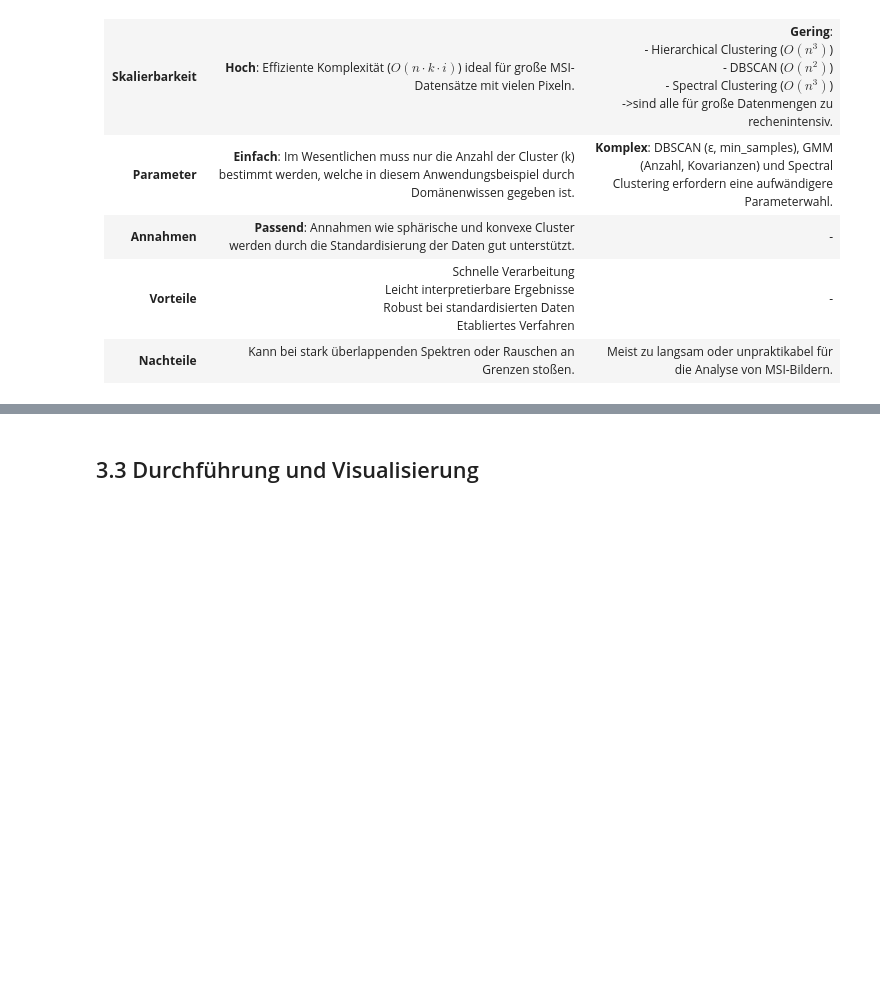
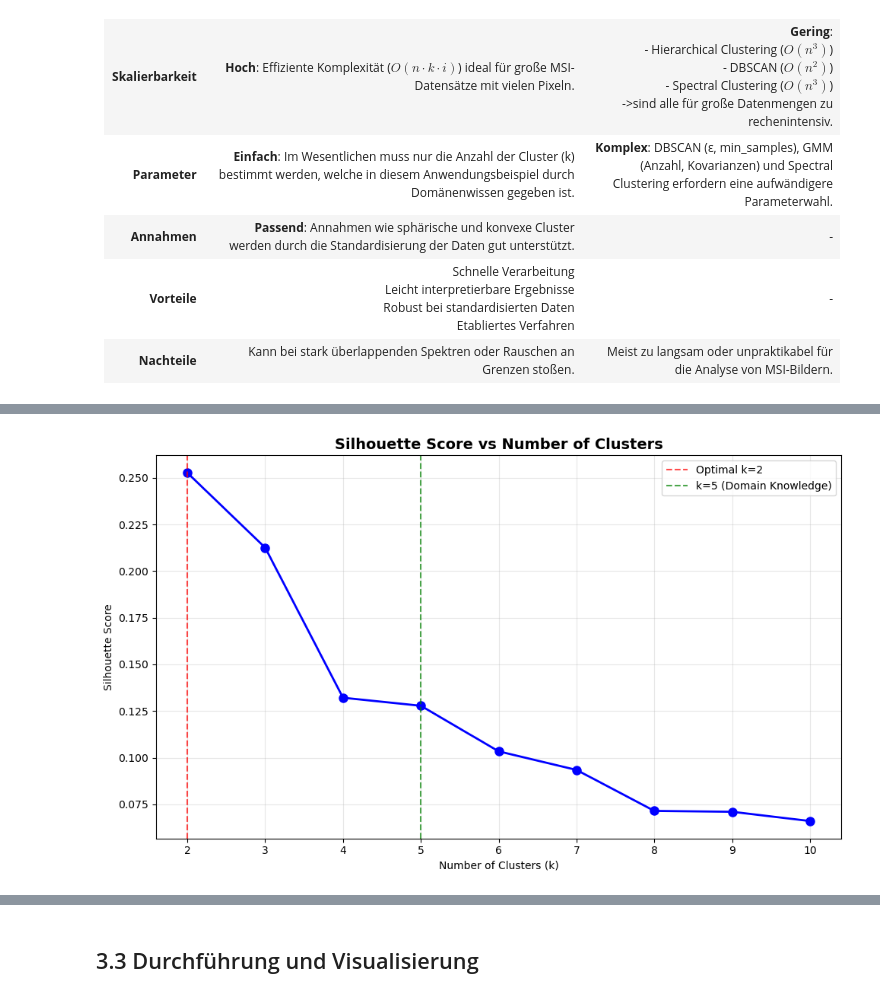
Before and after one commit to malik-xcl/data_science_project, a Jupyter notebook: Pruefungsleistung.ipynb, the cells around one changed output, grey strips where cells are left out. Cells and saved outputs as stored; diff of their text form; code cells hidden in the pictures; blank space fills up the shorter version.

```diff
--- a/Pruefungsleistung.ipynb
+++ b/Pruefungsleistung.ipynb
@@ -304,65 +305,38 @@ Necrotic Tumor, Viable Tumor, Interface Region, Gelatine, Glass
 # %%
-# # First, let's do k-means parameter optimization to find the best k
-# print(f"=== K-MEANS PARAMETER OPTIMIZATION ===")
-# print("Testing different values of k to find optimal number of clusters...")
+# First, let's do k-means parameter optimization to find the best k
+print(f"=== K-MEANS PARAMETER OPTIMIZATION ===")
+print("Testing different values of k to find optimal number of clusters...")
 
-# k_range = range(2, 11)  # Test k from 2 to 10
-# silhouette_scores = []
-# inertias = []
+k_range = range(2, 11)  # Test k from 2 to 10
+silhouette_scores = []
+inertias = []
 
-# for k in k_range:
-#     kmeans = KMeans(n_clusters=k, random_state=42, n_init=10)
-#     cluster_labels = kmeans.fit_predict(X_scaled)
+for k in k_range:
+    kmeans = KMeans(n_clusters=k, random_state=42, n_init=10)
+    cluster_labels = kmeans.fit_predict(X_scaled)
 
-#     silhouette_avg = silhouette_score(X_scaled, cluster_labels)
-#     silhouette_scores.append(silhouette_avg)
-#     inertias.append(kmeans.inertia_)
+    silhouette_avg = silhouette_score(X_scaled, cluster_labels)
+    silhouette_scores.append(silhouette_avg)
+    inertias.append(kmeans.inertia_)
 
-#     print(f"k={k}: Silhouette Score = {silhouette_avg:.4f}, Inertia = {kmeans.inertia_:.1f}")
+    print(f"k={k}: Silhouette Score = {silhouette_avg:.4f}")
 
-# # Find optimal k based on silhouette score
-# optimal_k = k_range[np.argmax(silhouette_scores)]
-# print(f"\nOptimal k based on silhouette score: {optimal_k} (score: {max(silhouette_scores):.4f})")
+# Find optimal k based on silhouette score
+optimal_k = k_range[np.argmax(silhouette_scores)]
+print(f"\nOptimal k based on silhouette score: {optimal_k} (score: {max(silhouette_scores):.4f})")
 
-# # Plot optimization results
-# fig, (ax1, ax2) = plt.subplots(1, 2, figsize=(15, 6))
+# Plot optimization results
+plt.figure(figsize=(10, 6))
 
-# # Silhouette scores
-# ax1.plot(k_range, silhouette_scores, 'bo-', linewidth=2, markersize=8)
-# ax1.set_title('Silhouette Score vs Number of Clusters')
-# ax1.set_xlabel('Number of Clusters (k)')
-# ax1.set_ylabel('Silhouette Score')
-# ax1.grid(True, alpha=0.3)
-# ax1.axvline(x=optimal_k, color='red', linestyle='--', alpha=0.7, label=f'Optimal k={optimal_k}')
-# ax1.legend()
-
-# # Elbow method (inertia)
-# ax2.plot(k_range, inertias, 'ro-', linewidth=2, markersize=8)
-# ax2.set_title('Elbow Method: Inertia vs Number of Clusters')
-# ax2.set_xlabel('Number of Clusters (k)')
-# ax2.set_ylabel('Inertia (Within-cluster sum of squares)')
-# ax2.grid(True, alpha=0.3)
-
-# plt.tight_layout()
-# plt.show()
-
-# print(f"=== USING DOMAIN KNOWLEDGE: k={target_k} ===")
-# print("Exercise specification: Searching for 5 different classes")
-# print(f"Using k={target_k} based on this requirement")
-# print(f"Comparison: Optimal k from silhouette analysis: {optimal_k}")
-
-# # Perform clustering with k=5
-# kmeans_final = KMeans(n_clusters=target_k, random_state=42, n_init=10)
-# labels = kmeans_final.fit_predict(X_scaled)
-
-# # Calculate metrics for k=5
-# silhouette_k5 = silhouette_score(X_scaled, labels)
-
-# print(f"\nResults for k={target_k}:")
-# print(f"Silhouette Score: {silhouette_k5:.4f}")
-# print(f"Inertia: {kmeans_final.inertia_:.1f}")
-
-# print(f"\nNumber of samples per cluster:")
-# unique_labels, counts = np.unique(labels, return_counts=True)
-# for label, count in zip(unique_labels, counts):
-#     print(f"  Cluster {label + 1}: {count} samples ({count/len(labels)*100:.1f}%)")
+# Silhouette scores
+plt.plot(k_range, silhouette_scores, 'bo-', linewidth=2, markersize=8)
+plt.axvline(x=optimal_k, color='red', linestyle='--', alpha=0.7, label=f'Optimal k={optimal_k}')
+plt.axvline(x=5, color='green', linestyle='--', alpha=0.7, label='k=5 (Domain Knowledge)')
+plt.title('Silhouette Score vs Number of Clusters', fontsize=14, fontweight='bold')
+plt.xlabel('Number of Clusters (k)')
+plt.ylabel('Silhouette Score')
+plt.legend()
+plt.grid(True, alpha=0.3)
+plt.tight_layout()
+plt.show()
+# %% [output]
@@ -368,0 +356 @@ Necrotic Tumor, Viable Tumor, Interface Region, Gelatine, Glass
+[figure, added]
```
Also changed, not shown: parts of 17 cells of this notebook, 1 other file.
